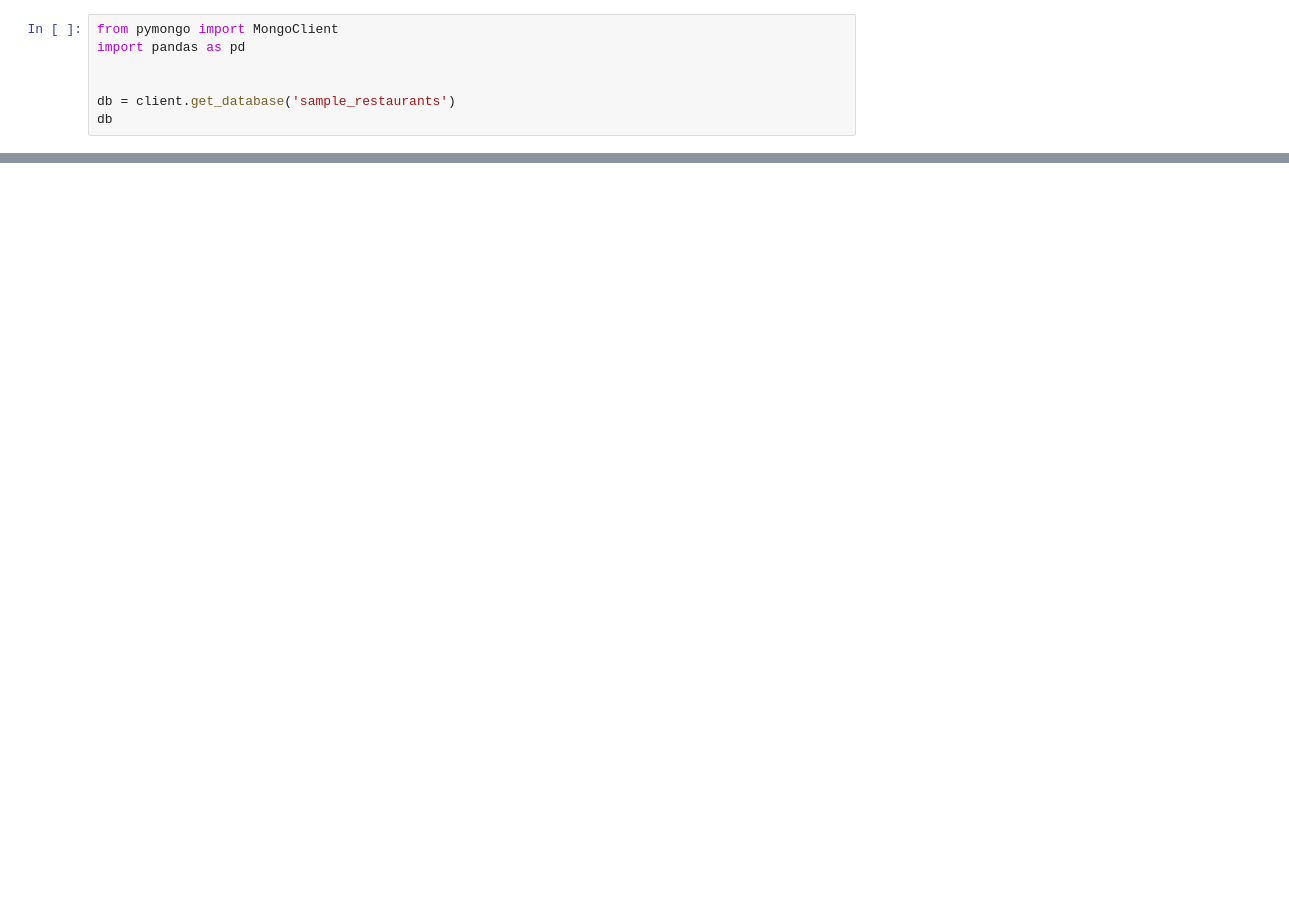
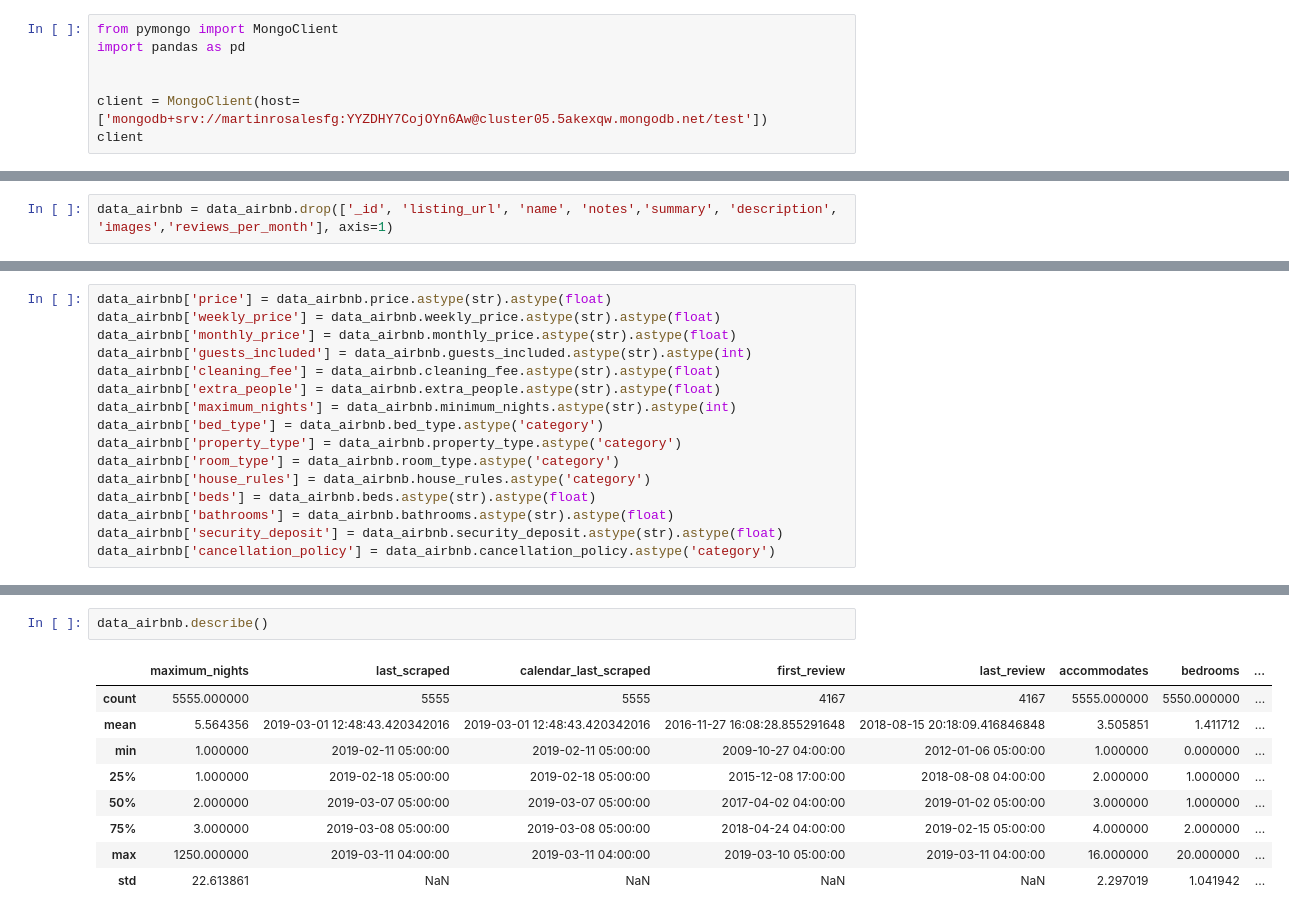
Before and after one commit to codelock54/Airbnb_model, a Jupyter notebook: model.ipynb, the cells around one changed output, grey strips where cells are left out. Cells and saved outputs as stored; diff of their text form; blank space fills up the shorter version.

```diff
--- a/model.ipynb
+++ b/model.ipynb
@@ -3,6 +3,6 @@ from pymongo import MongoClient
 import pandas as pd
 
 
-db = client.get_database('sample_restaurants')
-db
+client = MongoClient(host=['mongodb+srv://martinrosalesfg:YYZDHY7CojOYn6Aw@cluster05.5akexqw.mongodb.net/test'])
+client
 # %% [output]
@@ -63,3 +50,5 @@ data_airbnb = pd.DataFrame(list(collection.find()))
+# %%
+data_airbnb = data_airbnb.drop(['_id', 'listing_url', 'name', 'notes','summary', 'description', 'images','reviews_per_month'], axis=1)
 # %%
 data_airbnb
 # %% [output]
@@ -85,0 +68,16 @@ tf.__version__, keras.__version__
+# %%
+data_airbnb['price'] = data_airbnb.price.astype(str).astype(float)
+data_airbnb['weekly_price'] = data_airbnb.weekly_price.astype(str).astype(float)
+data_airbnb['monthly_price'] = data_airbnb.monthly_price.astype(str).astype(float)
+data_airbnb['guests_included'] = data_airbnb.guests_included.astype(str).astype(int)
+data_airbnb['cleaning_fee'] = data_airbnb.cleaning_fee.astype(str).astype(float)
+data_airbnb['extra_people'] = data_airbnb.extra_people.astype(str).astype(float)
+data_airbnb['maximum_nights'] = data_airbnb.minimum_nights.astype(str).astype(int)
+data_airbnb['bed_type'] = data_airbnb.bed_type.astype('category')
+data_airbnb['property_type'] = data_airbnb.property_type.astype('category')
+data_airbnb['room_type'] = data_airbnb.room_type.astype('category')
+data_airbnb['house_rules'] = data_airbnb.house_rules.astype('category')
+data_airbnb['beds'] = data_airbnb.beds.astype(str).astype(float)
+data_airbnb['bathrooms'] = data_airbnb.bathrooms.astype(str).astype(float)
+data_airbnb['security_deposit'] = data_airbnb.security_deposit.astype(str).astype(float)
+data_airbnb['cancellation_policy'] = data_airbnb.cancellation_policy.astype('category')
@@ -85,0 +104,12 @@ tf.__version__, keras.__version__
+# %%
+data_airbnb.describe()
+# %% [output]
+|  | maximum_nights | last_scraped | calendar_last_scraped | first_review | last_review | accommodates | bedrooms | ... |
+| count | 5555.000000 | 5555 | 5555 | 4167 | 4167 | 5555.000000 | 5550.000000 | ... |
+| mean | 5.564356 | 2019-03-01 12:48:43.420342016 | 2019-03-01 12:48:43.420342016 | 2016-11-27 16:08:28.855291648 | 2018-08-15 20:18:09.416846848 | 3.505851 | 1.411712 | ... |
+| min | 1.000000 | 2019-02-11 05:00:00 | 2019-02-11 05:00:00 | 2009-10-27 04:00:00 | 2012-01-06 05:00:00 | 1.000000 | 0.000000 | ... |
+| 25% | 1.000000 | 2019-02-18 05:00:00 | 2019-02-18 05:00:00 | 2015-12-08 17:00:00 | 2018-08-08 04:00:00 | 2.000000 | 1.000000 | ... |
+| 50% | 2.000000 | 2019-03-07 05:00:00 | 2019-03-07 05:00:00 | 2017-04-02 04:00:00 | 2019-01-02 05:00:00 | 3.000000 | 1.000000 | ... |
+| 75% | 3.000000 | 2019-03-08 05:00:00 | 2019-03-08 05:00:00 | 2018-04-24 04:00:00 | 2019-02-15 05:00:00 | 4.000000 | 2.000000 | ... |
+| max | 1250.000000 | 2019-03-11 04:00:00 | 2019-03-11 04:00:00 | 2019-03-10 05:00:00 | 2019-03-11 04:00:00 | 16.000000 | 20.000000 | ... |
+| std | 22.613861 | NaN | NaN | NaN | NaN | 2.297019 | 1.041942 | ... |
```
Also changed, not shown: parts of 15 cells of this notebook, 8 other files.
